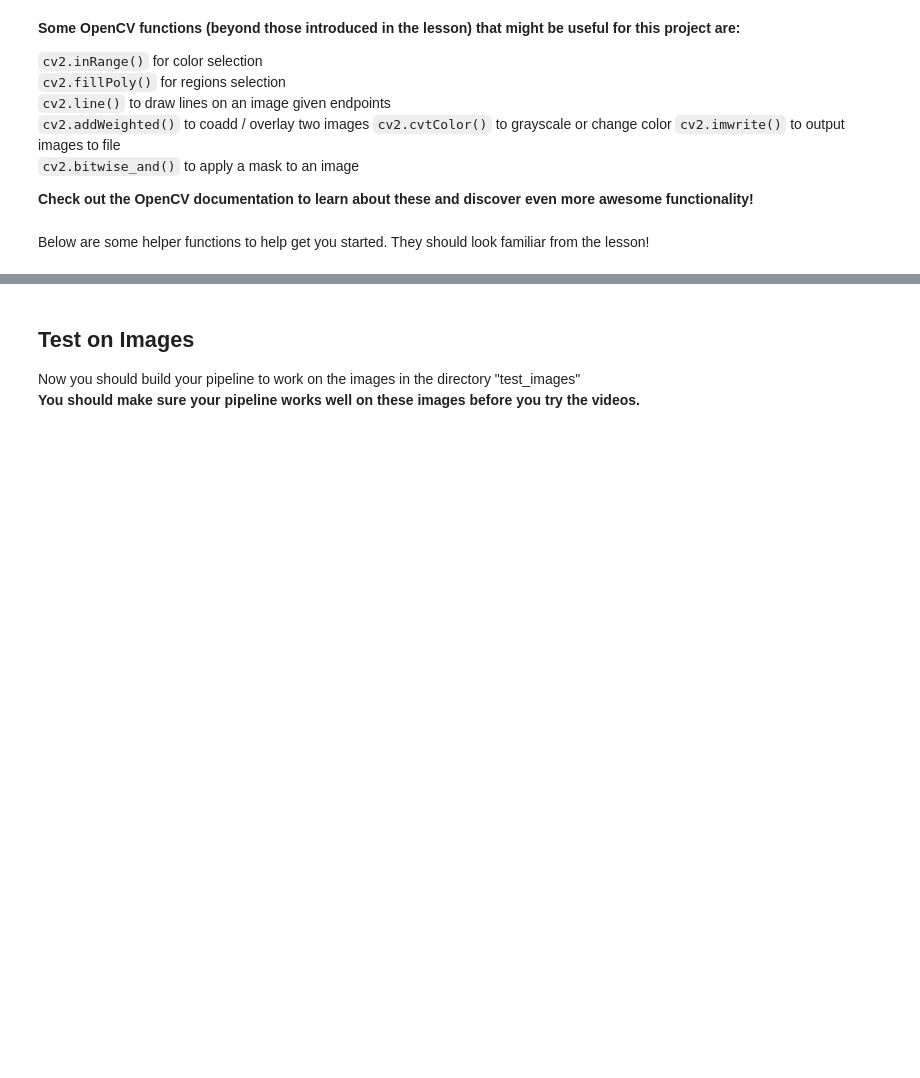
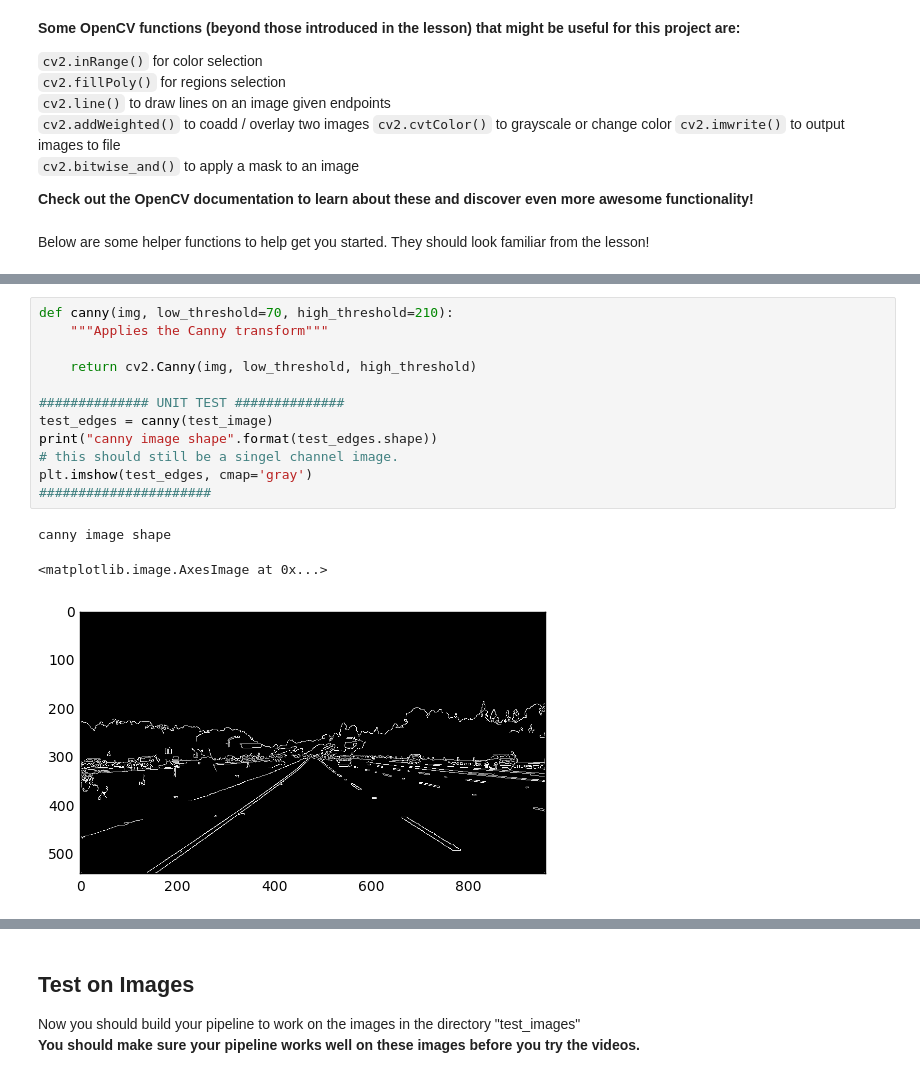
Before and after one commit to anthony-chaudhary/self-driving-car-nanodegree-nd013, a Jupyter notebook: CarND-LaneLines-P1-1/P1.ipynb, the cells around one changed output, grey strips where cells are left out. Drawn from its saved outputs; the diff is of its cells as text; blank space fills up the shorter version.

```diff
--- a/CarND-LaneLines-P1-1/P1.ipynb
+++ b/CarND-LaneLines-P1-1/P1.ipynb
@@ -172,0 +106,16 @@ def weighted_img(img, initial_img, α=0.8, β=1, λ=0.):
+# %%
+def canny(img, low_threshold=70, high_threshold=210):
+    """Applies the Canny transform"""
+
+    return cv2.Canny(img, low_threshold, high_threshold)
+
+############## UNIT TEST ##############
+test_edges = canny(test_image)
+print("canny image shape".format(test_edges.shape))
+# this should still be a singel channel image.
+plt.imshow(test_edges, cmap='gray')
+######################
+# %% [output]
+canny image shape
+<matplotlib.image.AxesImage at 0x...>
+[figure, added]
```
Also changed, not shown: parts of 17 cells of this notebook, 9 other files.
